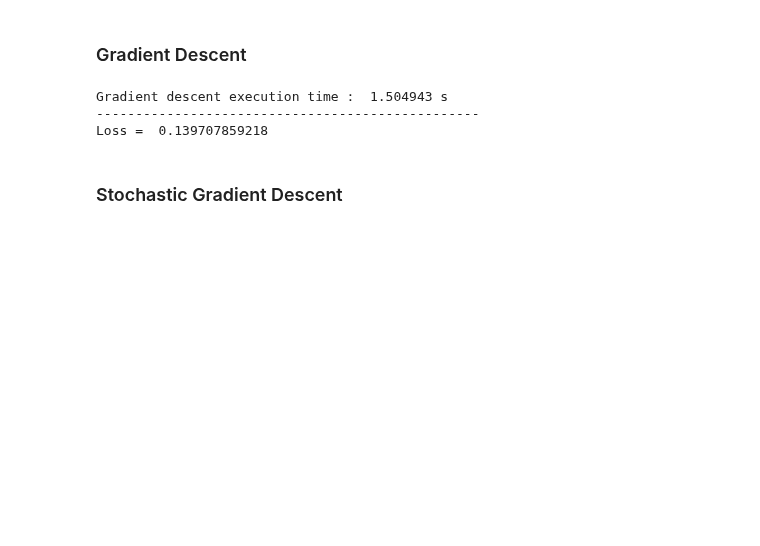
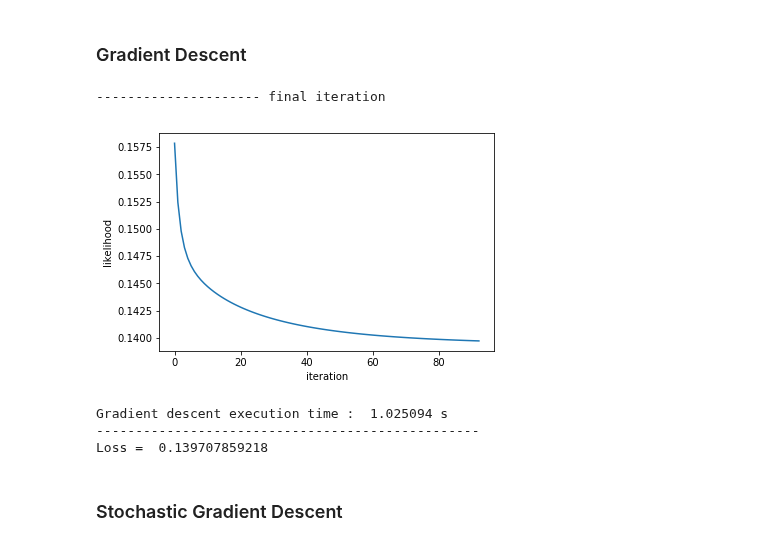
Before and after one commit to iricchi/Project1_ML, a Jupyter notebook: code/ilaria/batch_size.ipynb, the cells around one changed output. Saved outputs shown, nothing was run; the diff lists cells and outputs as text; code cells hidden in the pictures; blank space fills up the shorter version.

```diff
--- a/code/ilaria/batch_size.ipynb
+++ b/code/ilaria/batch_size.ipynb
@@ -72,23 +75,25 @@ Least square execution time :  0.05316 s
 # %%
 # hyperparameters
 max_iters = 5000
 gamma = 1e-1
 initial_w = np.zeros(X.shape[1])
 
 start_time = datetime.datetime.now()
 
-w, losses = least_squares_GD(Y, X, initial_w, max_iters, gamma)
+w, losses = least_squares_GD(Y, X, initial_w, max_iters, gamma, debug_mode= 1)
 
 end_time = datetime.datetime.now()
 execution_time = (end_time - start_time).total_seconds()
 
 print('Gradient descent execution time : ', execution_time, 's')
 print('-------------------------------------------------')
 print('Loss = ',losses[-1])
 # %% [output]
-Gradient descent execution time :  1.504943 s
--------------------------------------------------
-Loss =  0.139707859218
+--------------------- final iteration
+[figure, added]
+Gradient descent execution time :  1.025094 s
+-------------------------------------------------
+Loss =  0.139707859218
 # %% [markdown]
 ### Stochastic Gradient Descent
 # %%
```
Also changed, not shown: parts of 3 cells of this notebook, 4 other files.
